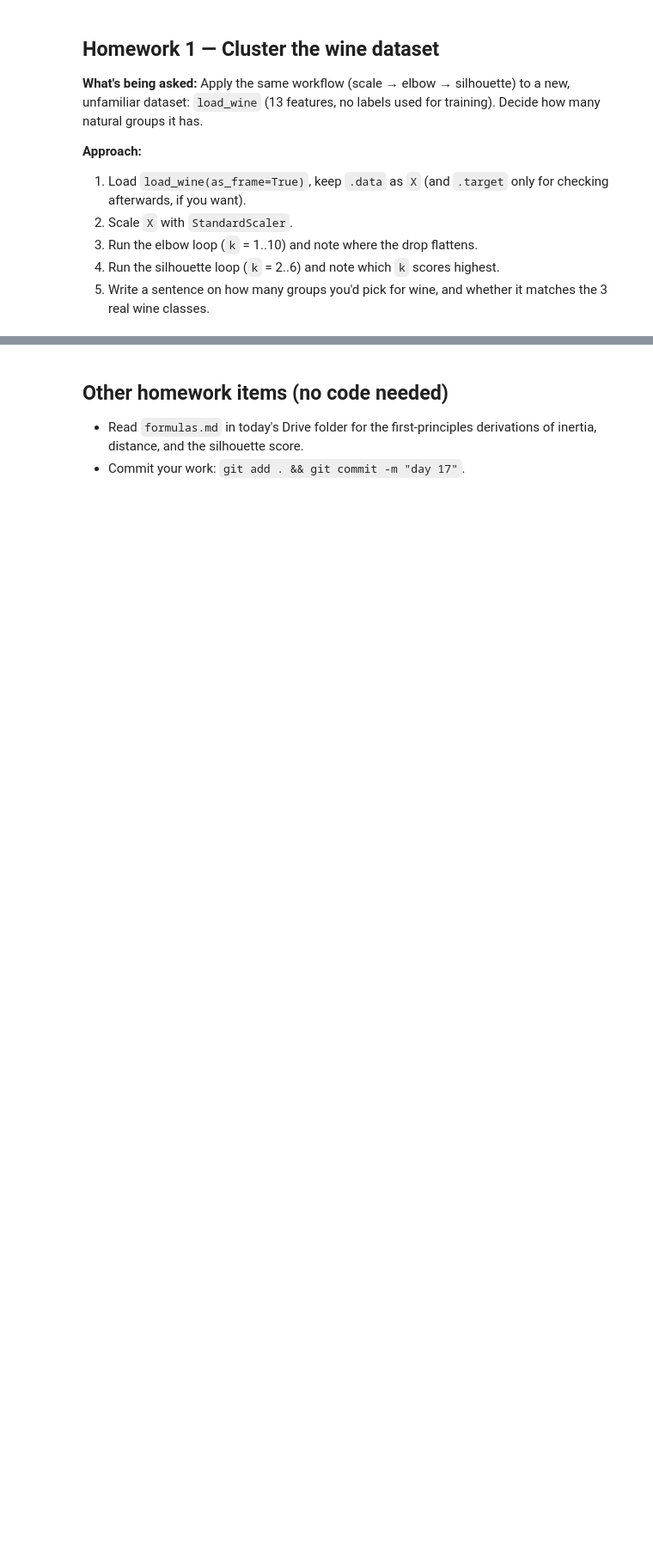
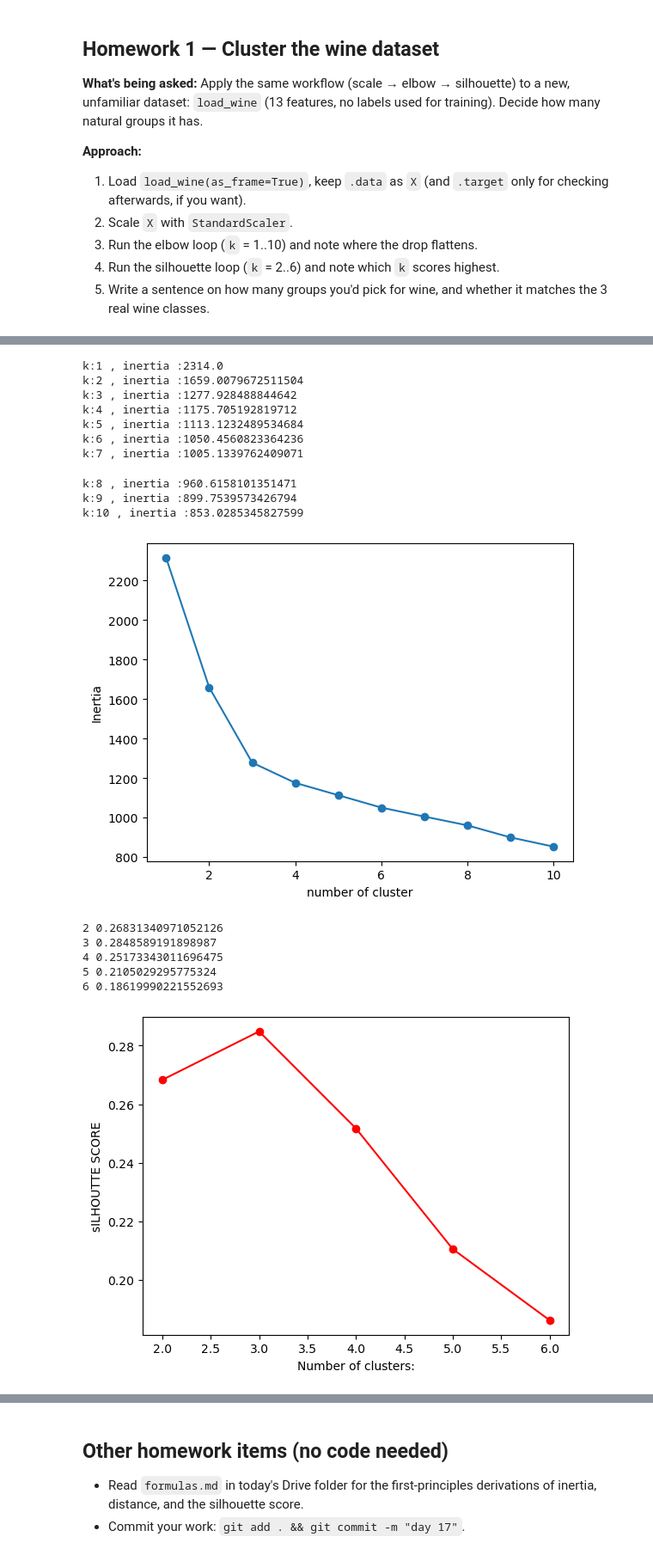
Before and after one commit to kavyadahal/Saarathi, a Jupyter notebook: assignment/day17.ipynb, the cells around one changed output, grey strips where cells are left out. Shown at 86% size. Saved outputs shown, nothing was run; the diff lists cells and outputs as text; code cells hidden in the pictures; blank space fills up the shorter version.

```diff
--- a/assignment/day17.ipynb
+++ b/assignment/day17.ipynb
@@ -150,19 +171,70 @@ for k in range(2, 7):
 # %%
 from sklearn.datasets import load_wine
 from sklearn.preprocessing import StandardScaler
 from sklearn.cluster import KMeans
 from sklearn.metrics import silhouette_score
 
 # TODO 1: Load load_wine and scale the features.
-# X = ...
-# X_scaled = ...
+X = load_wine(as_frame=True).data
+X_scaled = StandardScaler().fit_transform(X)
+
 
 # TODO 2: Elbow — loop k = 1..10, print inertia and the drop from the
-# previous k.
+inertias = []
+ks = []
+for k in range(1,11):
+    km = KMeans(k , n_init=10 ,random_state=48)
+    km.fit(X_scaled)
+    inertia = km.inertia_
+    print(f"k:{k} , inertia :{inertia}")
+    inertias.append(inertia)
+    ks.append(k)
 
-# TODO 3: Silhouette — loop k = 2..6, print the silhouette score for each.
+
+import matplotlib.pyplot as plt
+
+plt.plot(ks , inertias, marker = 'o')
+plt.xlabel("number of cluster")
+plt.ylabel("Inertia")
+plt.show()
+# TODO 3: Silhouette — loop k = 2..6, print the silhouette score for each
+scores = []
+ks = []
+for k in range(2,7):
+    km = KMeans(k , n_init=10 ,random_state=48)
+    labels = km.fit_predict(X_scaled)
+    score = silhouette_score(X_scaled , labels)
+    scores.append(score)
+    print(k , score)
+    ks.append(k)
+plt.plot(ks , scores, color = 'red',marker = 'o')
+plt.ylabel("sILHOUTTE SCORE")
+plt.xlabel("Number of clusters:")
+plt.show()
+
+
 
 # TODO 4: In a comment, note how many groups you'd pick for wine and why.
+
+#Cluster 3 is better as the shiloute score for cluster 3 is the highesh which shows the best cluster spread
+# %% [output]
+k:1 , inertia :2314.0
+k:2 , inertia :1659.0079672511504
+k:3 , inertia :1277.928488844642
+k:4 , inertia :1175.705192819712
+k:5 , inertia :1113.1232489534684
+k:6 , inertia :1050.4560823364236
+k:7 , inertia :1005.1339762409071
+k:8 , inertia :960.6158101351471
+k:9 , inertia :899.7539573426794
+k:10 , inertia :853.0285345827599
+[figure, added]
+2 0.26831340971052126
+3 0.2848589191898987
+4 0.25173343011696475
+5 0.2105029295775324
+6 0.18619990221552693
+[figure, added]
 # %% [markdown]
 ## Homework 2 — Repeat iris without scaling
 
```
Also changed, not shown: parts of 5 cells of this notebook, 53 other files.
